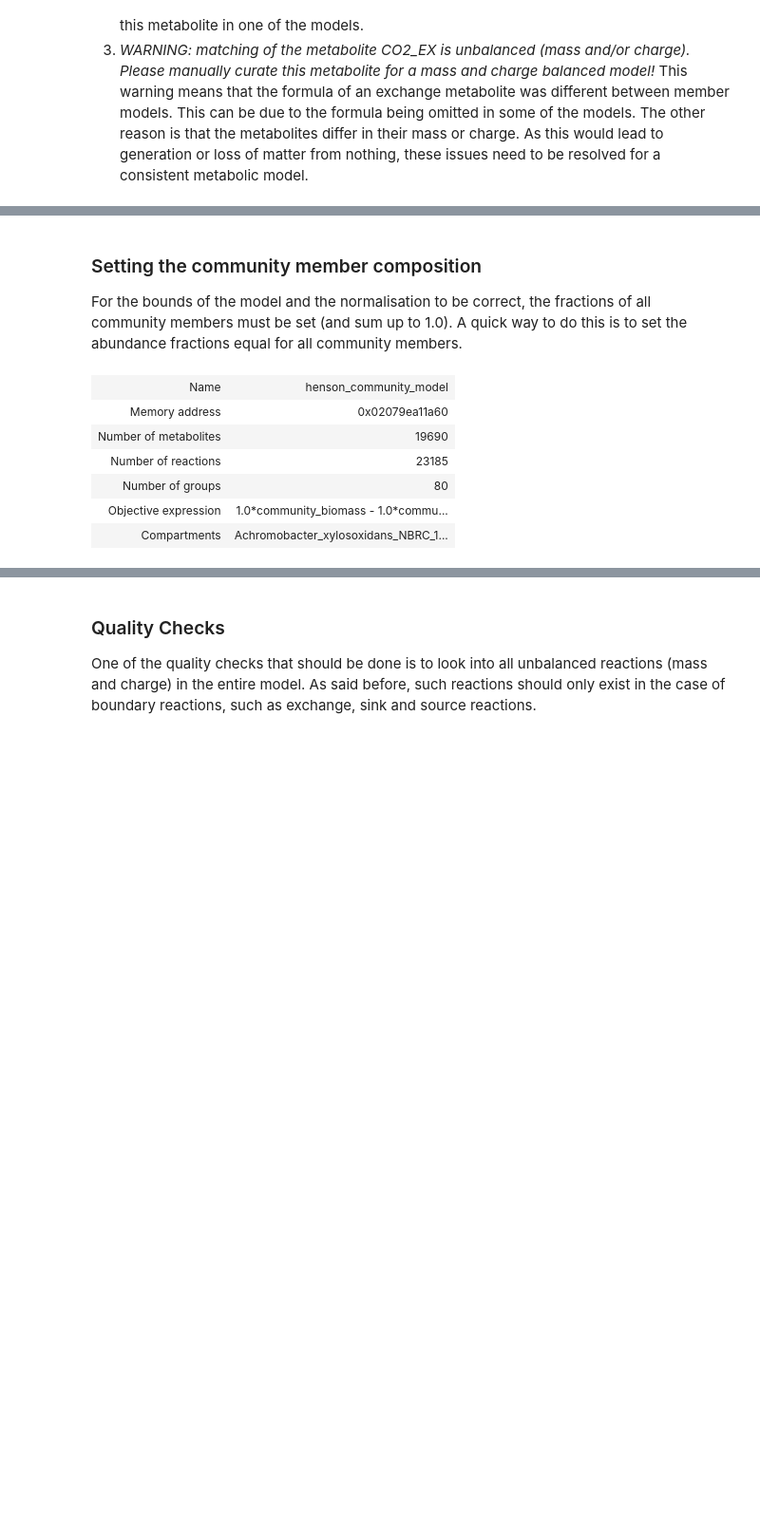
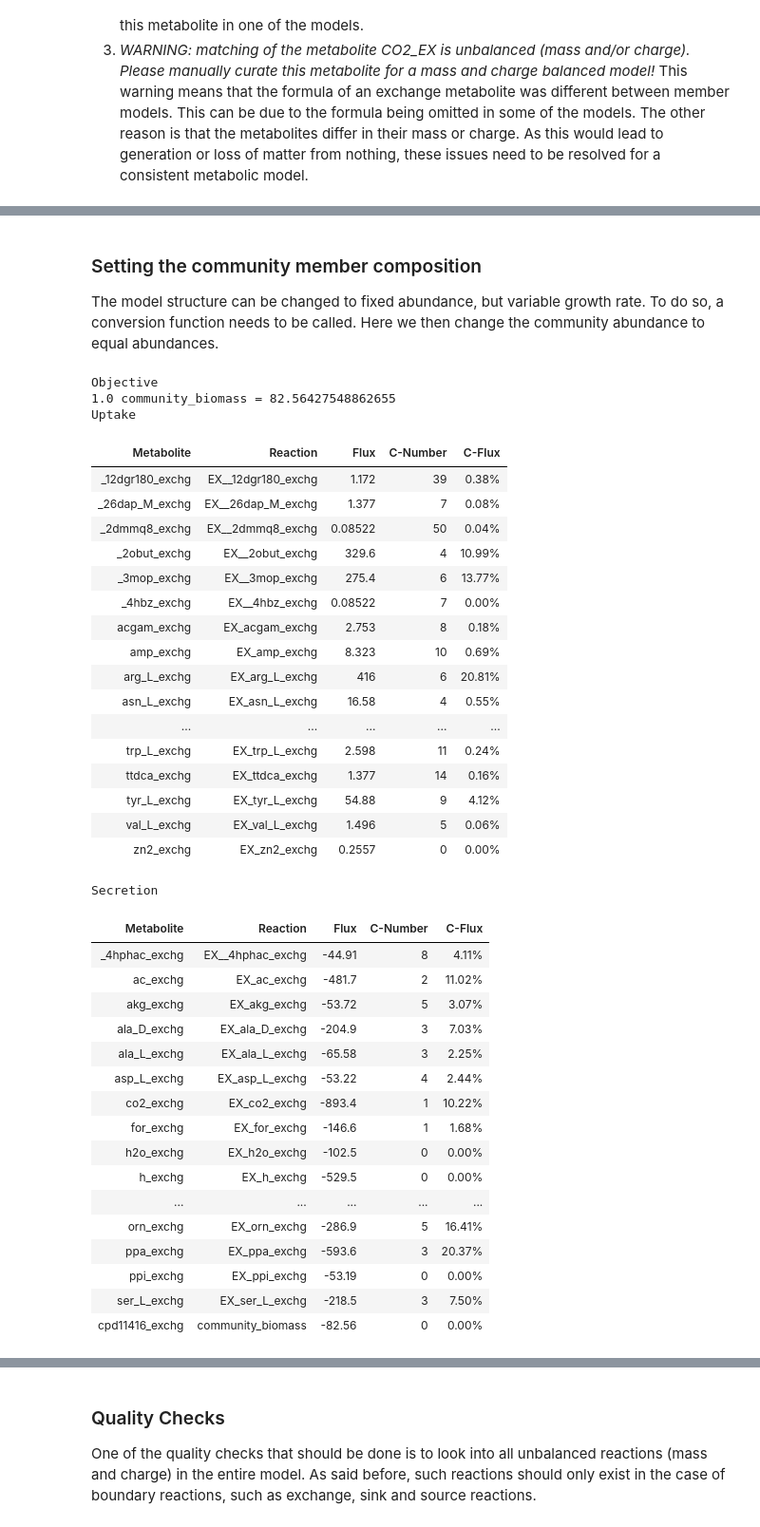
Before and after one commit to univieCUBE/PyCoMo, a Jupyter notebook: tutorial/PyCoMo_basics.ipynb, the cells around one changed output, grey strips where cells are left out. Shown: that part at 95% size. Drawn from its saved outputs; the diff is of its cells as text; code cells hidden in the pictures; blank space fills up the shorter version.

Commit message:
Restructured the CommunityModel class to have the constraint metabolite structure by default

```diff
--- a/tutorial/PyCoMo_basics.ipynb
+++ b/tutorial/PyCoMo_basics.ipynb
@@ -113,7 +113,7 @@ Veillonella_atypica_ACS_049_V_Sch6
 With the member models prepared, the community model can be generated. The first step is to create a CommunityModel objects from the member models. The matching of the exchange metabolites can be achieved in two ways: matching via identical metabolite IDs, or via annotation fields. In this tutorial and as all the models come from the same source, matching via identical metabolite IDs will be used.
 # %%
 community_name = "henson_community_model"
-com_model_obj = pycomo.CommunityModel(single_org_models, community_name)
+com_model_obj = pycomo.CommunityModel(single_org_models[:3], community_name)
 # %% [markdown]
 The cobra model of the community will generated the first time it is needed. We can enforce this now, by calling it via .community_model
 # %%
@@ -267,0 +282,3 @@ The output of the community model creation contains quite some lines of info and
+# %%
+com_model_obj.apply_fixed_growth_rate(0.5)
+com_model_obj.summary()
@@ -268,13 +315,47 @@ The output of the community model creation contains quite some lines of info and
 # %% [markdown]
 ### Setting the community member composition ###
-For the bounds of the model and the normalisation to be correct, the fractions of all community members must be set (and sum up to 1.0). A quick way to do this is to set the abundance fractions equal for all community members.
+The model structure can be changed to fixed abundance, but variable growth rate. To do so, a conversion function needs to be called. Here we then change the community abundance to equal abundances.
 # %%
-com_model_obj.equal_abundance()
+com_model_obj.convert_to_fixed_abundance()
+abundance_dict = com_model_obj.generate_equal_abundance_dict()
+com_model_obj.apply_fixed_abundance(abundance_dict)
+com_model_obj.summary()
 # %% [output]
+Objective
+1.0 community_biomass = 82.56427548862655
+Uptake
-| Name | henson_community_model |
-| Memory address | 0x02079ea11a60 |
-| Number of metabolites | 19690 |
-| Number of reactions | 23185 |
-| Number of groups | 80 |
-| Objective expression | 1.0*community_biomass - 1.0*commu... |
-| Compartments | Achromobacter_xylosoxidans_NBRC_1... |
+| Metabolite | Reaction | Flux | C-Number | C-Flux |
+| _12dgr180_exchg | EX__12dgr180_exchg | 1.172 | 39 | 0.38% |
+| _26dap_M_exchg | EX__26dap_M_exchg | 1.377 | 7 | 0.08% |
+| _2dmmq8_exchg | EX__2dmmq8_exchg | 0.08522 | 50 | 0.04% |
+| _2obut_exchg | EX__2obut_exchg | 329.6 | 4 | 10.99% |
+| _3mop_exchg | EX__3mop_exchg | 275.4 | 6 | 13.77% |
+| _4hbz_exchg | EX__4hbz_exchg | 0.08522 | 7 | 0.00% |
+| acgam_exchg | EX_acgam_exchg | 2.753 | 8 | 0.18% |
+| amp_exchg | EX_amp_exchg | 8.323 | 10 | 0.69% |
+| arg_L_exchg | EX_arg_L_exchg | 416 | 6 | 20.81% |
+| asn_L_exchg | EX_asn_L_exchg | 16.58 | 4 | 0.55% |
+| ... | ... | ... | ... | ... |
+| trp_L_exchg | EX_trp_L_exchg | 2.598 | 11 | 0.24% |
+| ttdca_exchg | EX_ttdca_exchg | 1.377 | 14 | 0.16% |
+| tyr_L_exchg | EX_tyr_L_exchg | 54.88 | 9 | 4.12% |
+| val_L_exchg | EX_val_L_exchg | 1.496 | 5 | 0.06% |
+| zn2_exchg | EX_zn2_exchg | 0.2557 | 0 | 0.00% |
+Secretion
+| Metabolite | Reaction | Flux | C-Number | C-Flux |
+| _4hphac_exchg | EX__4hphac_exchg | -44.91 | 8 | 4.11% |
+| ac_exchg | EX_ac_exchg | -481.7 | 2 | 11.02% |
+| akg_exchg | EX_akg_exchg | -53.72 | 5 | 3.07% |
+| ala_D_exchg | EX_ala_D_exchg | -204.9 | 3 | 7.03% |
+| ala_L_exchg | EX_ala_L_exchg | -65.58 | 3 | 2.25% |
+| asp_L_exchg | EX_asp_L_exchg | -53.22 | 4 | 2.44% |
+| co2_exchg | EX_co2_exchg | -893.4 | 1 | 10.22% |
+| for_exchg | EX_for_exchg | -146.6 | 1 | 1.68% |
+| h2o_exchg | EX_h2o_exchg | -102.5 | 0 | 0.00% |
+| h_exchg | EX_h_exchg | -529.5 | 0 | 0.00% |
+| ... | ... | ... | ... | ... |
+| orn_exchg | EX_orn_exchg | -286.9 | 5 | 16.41% |
+| ppa_exchg | EX_ppa_exchg | -593.6 | 3 | 20.37% |
+| ppi_exchg | EX_ppi_exchg | -53.19 | 0 | 0.00% |
+| ser_L_exchg | EX_ser_L_exchg | -218.5 | 3 | 7.50% |
+| cpd11416_exchg | community_biomass | -82.56 | 0 | 0.00% |
```
Also changed, not shown: parts of 27 cells of this notebook, 3 other files.
